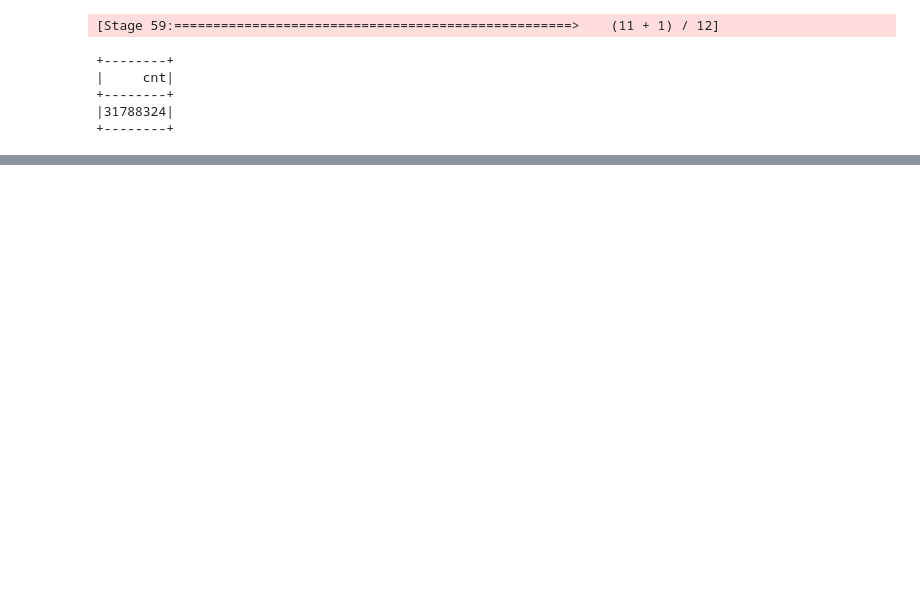
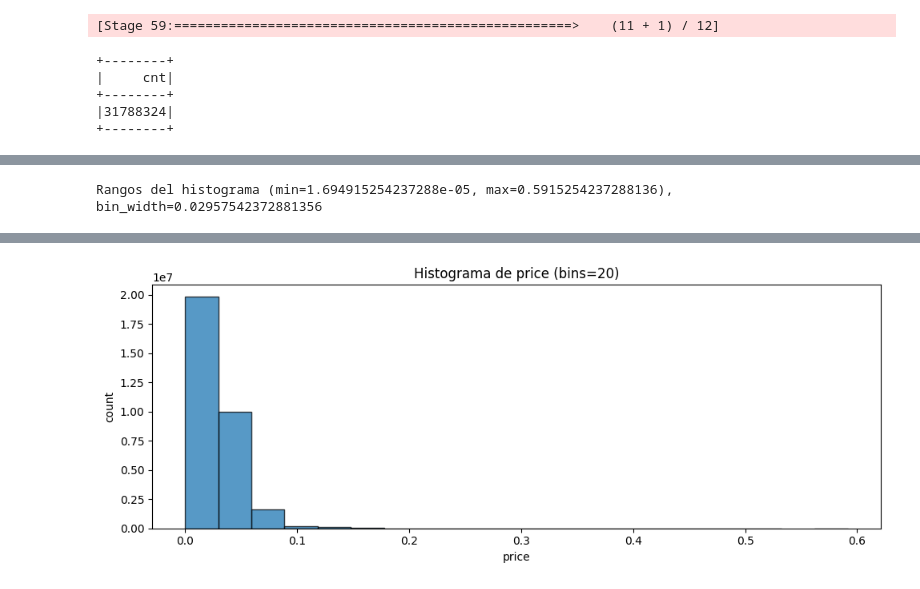
Before and after one commit to Juancarlosarbelaez/Final-procesos-organizacionales, a Jupyter notebook: notebooks/Limpieza_datos_completos.ipynb, the cells around one changed output, grey strips where cells are left out. Cells and saved outputs as stored; diff of their text form; code cells hidden in the pictures; blank space fills up the shorter version.

```diff
--- a/notebooks/Limpieza_datos_completos.ipynb
+++ b/notebooks/Limpieza_datos_completos.ipynb
@@ -548,0 +610,74 @@ only showing top 5 rows
+# %%
+# Histograma de la columna "price" usando Spark (cálculo en Spark; graficado opcional)
+from pyspark.sql.functions import col, floor, lit, when, min as _min, max as _max
+import matplotlib.pyplot as plt
+
+
+df_src = df_reload
+
+# 2) Filtrar y tipar la columna
+col_name = 'price'
+df_price = (
+    df_src
+    .select(col(col_name).cast('double').alias('price'))
+    .where(col('price').isNotNull())
+)
+
+
+# 3) Configurar número de bins (ajústalo según necesidad)
+bins = 20
+bins_minus_1 = int(bins - 1)
+
+# 4) Calcular min y max en Spark
+bounds = df_price.agg(_min('price').alias('min'), _max('price').alias('max')).collect()[0]
+min_p, max_p = bounds['min'], bounds['max']
+if min_p is None or max_p is None:
+    raise ValueError("No se pudieron calcular min/max de price.")
+
+# 5) Construir histograma en Spark
+if max_p == min_p:
+    # Todos los valores caen en un solo bin
+    hist_df = (
+        df_price
+        .agg({'price': 'count'})
+        .withColumnRenamed('count(price)', 'count')
+        .withColumn('bin', lit(0).cast('int'))
+        .withColumn('left', lit(float(min_p)))
+        .withColumn('right', lit(float(max_p)))
+    )
+    bin_width = 0.0
+else:
+    bin_width = (max_p - min_p) / float(bins)
+    hist_df = (
+        df_price
+        .withColumn('bin', floor((col('price') - lit(float(min_p))) / lit(bin_width)).cast('int'))
+        .withColumn('bin', when(col('bin') < 0, lit(0))
+                          .when(col('bin') >= lit(bins), lit(bins_minus_1))
+                          .otherwise(col('bin')))
+        .groupBy('bin')
+        .count()
+        .withColumn('left', lit(float(min_p)) + col('bin') * lit(bin_width))
+        .withColumn('right', col('left') + lit(bin_width))
+        .orderBy('bin')
+    )
+
+print(f"Rangos del histograma (min={min_p}, max={max_p}), bin_width={bin_width}")
+hist_df.select('bin', 'left', 'right', 'count').orderBy('bin').show(10, truncate=False)
+
+# 6) Graficar (opcional): convertimos SOLO el histograma (<= bins filas) a pandas
+pdf_hist = hist_df.orderBy('bin').toPandas()
+if not pdf_hist.empty:
+    # Usamos el centro del bin para la barra y el ancho real del bin
+    x = (pdf_hist['left'] + pdf_hist['right']) / 2.0
+    widths = (pdf_hist['right'] - pdf_hist['left']).astype(float)
+    plt.figure(figsize=(10, 4))
+    plt.bar(x, pdf_hist['count'], width=widths, align='center', edgecolor='k', alpha=0.75)
+    plt.xlabel('price')
+    plt.ylabel('count')
+    plt.title(f'Histograma de price (bins={bins})')
+    plt.tight_layout()
+    plt.show()
+else:
+    print("No hay datos para graficar.")
+# %% [output]
+Rangos del histograma (min=1.694915254237288e-05, max=0.5915254237288136), bin_width=0.02957542372881356
@@ -548,0 +699 @@ only showing top 5 rows
+[figure, added]
```
Also changed, not shown: parts of 15 cells of this notebook.
